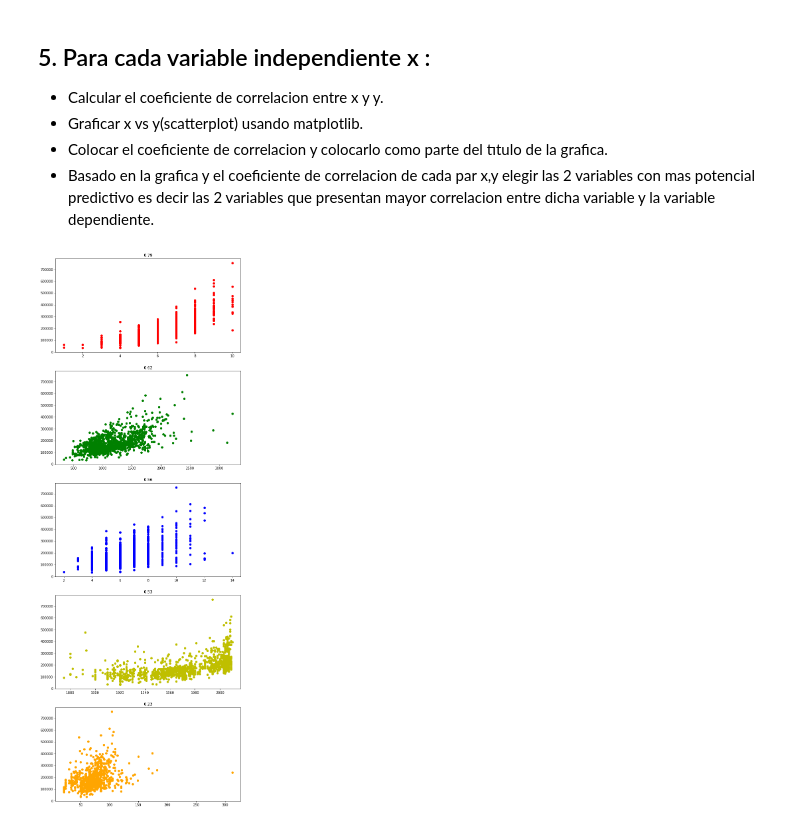
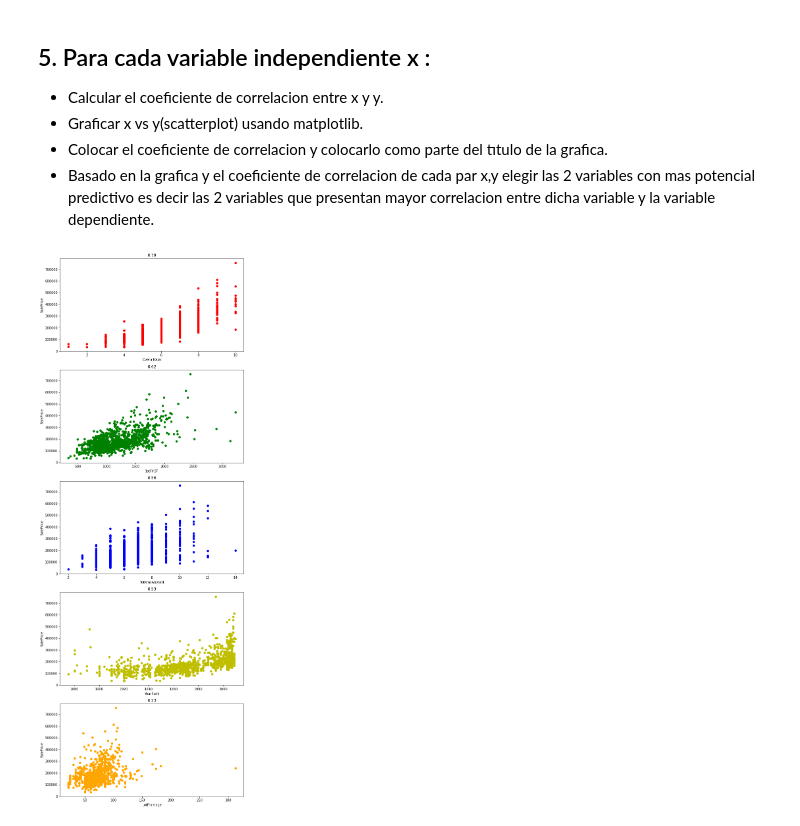
Before and after one commit to Conchitavc/Python-PAPD, a Jupyter notebook: Proyecto_final.ipynb, the cells around one changed output. Saved outputs shown, nothing was run; the diff lists cells and outputs as text; code cells hidden in the pictures.

```diff
--- a/Proyecto_final.ipynb
+++ b/Proyecto_final.ipynb
@@ -79,25 +178,35 @@ plt.show()
 # %%
 # OverallQual vrs SalePrice
 plt.figure(figsize=(10,30))
 plt.subplot(5,1,1)
 plt.scatter(prueba['OverallQual'],prueba['SalePrice'], color='r')
 plt.title((np.round(np.corrcoef(prueba['SalePrice'],prueba['OverallQual']),2)[1][0]))
+plt.xlabel("OverallQual")
+plt.ylabel("SalePrice")
 # 1stFlrSF vrs SalePrice
 plt.subplot(5,1,2)
 plt.title((np.round(np.corrcoef(prueba['1stFlrSF'],prueba['SalePrice']),2)[1][0]))
 plt.scatter(prueba['1stFlrSF'],prueba['SalePrice'], color='g')
+plt.xlabel("1stFlrSF")
+plt.ylabel("SalePrice")
 # TotRmsAbvGrd vrs SalePrice
 plt.subplot(5,1,3)
 plt.title((np.round(np.corrcoef(prueba['TotRmsAbvGrd'],prueba['SalePrice']),2)[1][0]))
 plt.scatter(prueba['TotRmsAbvGrd'],prueba['SalePrice'], color='b')
+plt.xlabel("TotRmsAbvGrd")
+plt.ylabel("SalePrice")
 # YearBuilt vrs SalePrice
 plt.subplot(5,1,4)
 plt.title((np.round(np.corrcoef(prueba['YearBuilt'],prueba['SalePrice']),2)[1][0]))
 plt.scatter(prueba['YearBuilt'],prueba['SalePrice'], color='y')
+plt.xlabel("YearBuilt")
+plt.ylabel("SalePrice")
 # LotFrontage vrs SalePrice
 plt.subplot(5,1,5)
 plt.title((np.round(np.corrcoef(np.nan_to_num(prueba['LotFrontage']),prueba['SalePrice']),2)[1][0]))
 plt.scatter(prueba['LotFrontage'],prueba['SalePrice'], color='orange')
+plt.xlabel("LotFrontage")
+plt.ylabel("SalePrice")
 plt.show()
 # %% [output]
-[figure, old version]
+[figure, new version]
```
Also changed, not shown: parts of 24 cells of this notebook.
